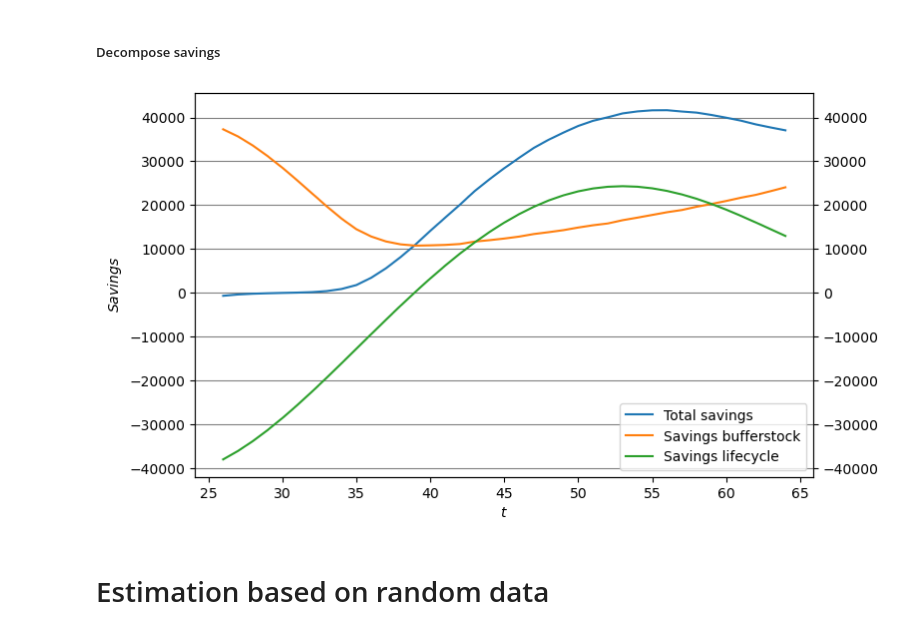
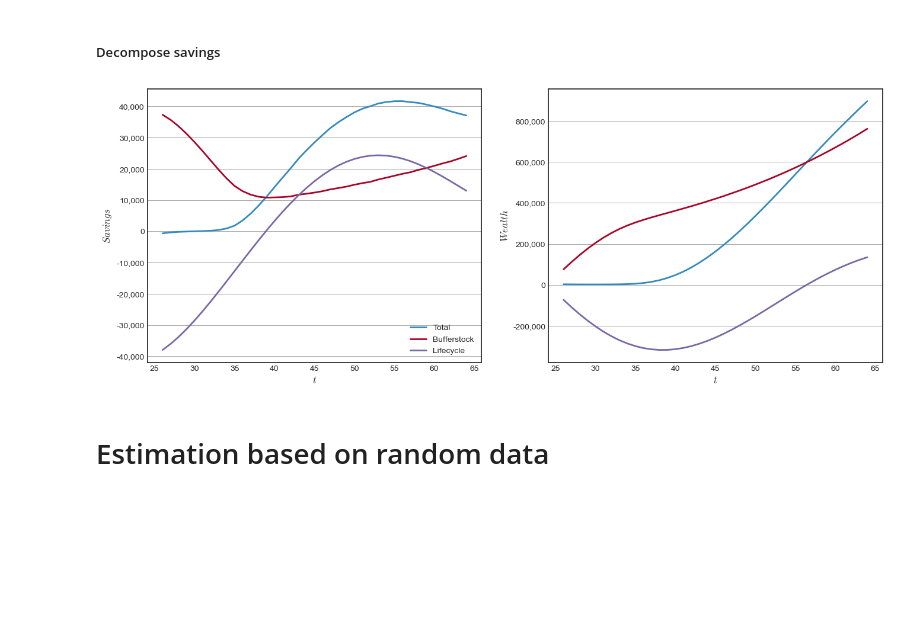
Before and after one commit to AsFyhn/DP-life-cycle, a Jupyter notebook: Run_all.ipynb, the cells around one changed output. Drawn from its saved outputs; the diff is of its cells as text; code cells hidden in the pictures; blank space fills up the shorter version.

```diff
--- a/Run_all.ipynb
+++ b/Run_all.ipynb
@@ -70,3 +63,10 @@ model_init_sol.solve_model()
+# %%
+def solve_model(par_dict):
+    model = gp_model(**par_dict)
+    model.solve_model()
+    return model
+
+model_init_sol = solve_model({'share':1})
 # %% [markdown]
 ### plotting the results
 # %%
@@ -115,7 +123,7 @@ model_lc = gp_model(**{'sigma_eta': 0.0, 'sigma_mu':0.0,'pi':0,'xmin':-10.0})
 NT = 88-65
 beta = 1.0/(1.0344) # estimated in GP
 beta_rho = beta**(1.0/model_lc.par.rho)
-R_rho = (1+model_lc.par.R)**(1.0/model_lc.par.rho - 1.0)
+R_rho = (1+model_lc.par.r)**(1.0/model_lc.par.rho - 1.0)
 nom = 1.0 - beta_rho*R_rho
 denom = 1.0 - (beta_rho*R_rho)**NT
 model_lc.gamma1 = nom/denom
@@ -130,24 +138,33 @@ sim_lc = Simulator(model_lc.par, model_lc.sol).main()
 # Decomposition
 consumer = 0
 S_lc = np.mean(sim_lc.S[1:,:,consumer],axis=1)
+W_lc = np.mean((sim_lc.P*sim_lc.a)[1:,:,consumer], axis=1)
 S = np.mean(sim.S[1:,:,consumer],axis=1)
+W = np.mean((sim.P*sim.a)[1:,:,consumer], axis=1)
 S_b  = S - S_lc
+W_b = W - W_lc
 # %%
 # Print consumption function
-fig = pg.PlotFigure(figsize=(8,5),fontname='Arial')
+fig = pg.PlotFigure(figsize=(16,6),fontname='Arial',rows=1,cols=2)
 x = range(0+model_init_sol.par.t0,len(S)+model_init_sol.par.t0)
-fig.add_plot(x,S, label=f"Total savings", linestyle='-',axis='y1')
-fig.add_plot(x,S_b, label=f"Savings bufferstock", linestyle='-',axis='y1')
-fig.add_plot(x,S_lc, label=f"Savings lifecycle", linestyle='-',axis='y1')
-fig._set_scaling()
+fig.add_plot(x,S, label=f"Total", linestyle='-',axis='y1')
+fig.add_plot(x,S_b, label=f"Bufferstock", linestyle='-',axis='y1')
+fig.add_plot(x,S_lc, label=f"Lifecycle", linestyle='-',axis='y1')
+fig.set_number_format('y','{x:,.0f}')
 fig.set_ylabel(f"$Savings$")
 fig.set_xlabel(f"$t$")
-fig.add_gridlines(axis='y')
 fig.add_legend()
+fig.change_ax(1)
+fig.add_plot(x,W, label=f"Total wealth", linestyle='-',axis='y1')
+fig.add_plot(x,W_b, label=f"Wealth bufferstock", linestyle='-',axis='y1')
+fig.add_plot(x,W_lc, label=f"Wealth lifecycle", linestyle='-',axis='y1')
+fig.set_number_format('y','{x:,.0f}')
+fig.set_ylabel(f"$Wealth$")
+fig.set_xlabel(f"$t$")
 # fig.save_figure(f'{local_path}/output/savings_decomposition.png')
 fig.show()
 # %% [output]
-[figure, old version]
+[figure, new version]
 # %% [markdown]
 # Estimation based on random data
 # %% [markdown]
```
Also changed, not shown: parts of 24 cells of this notebook, 10 other files.
